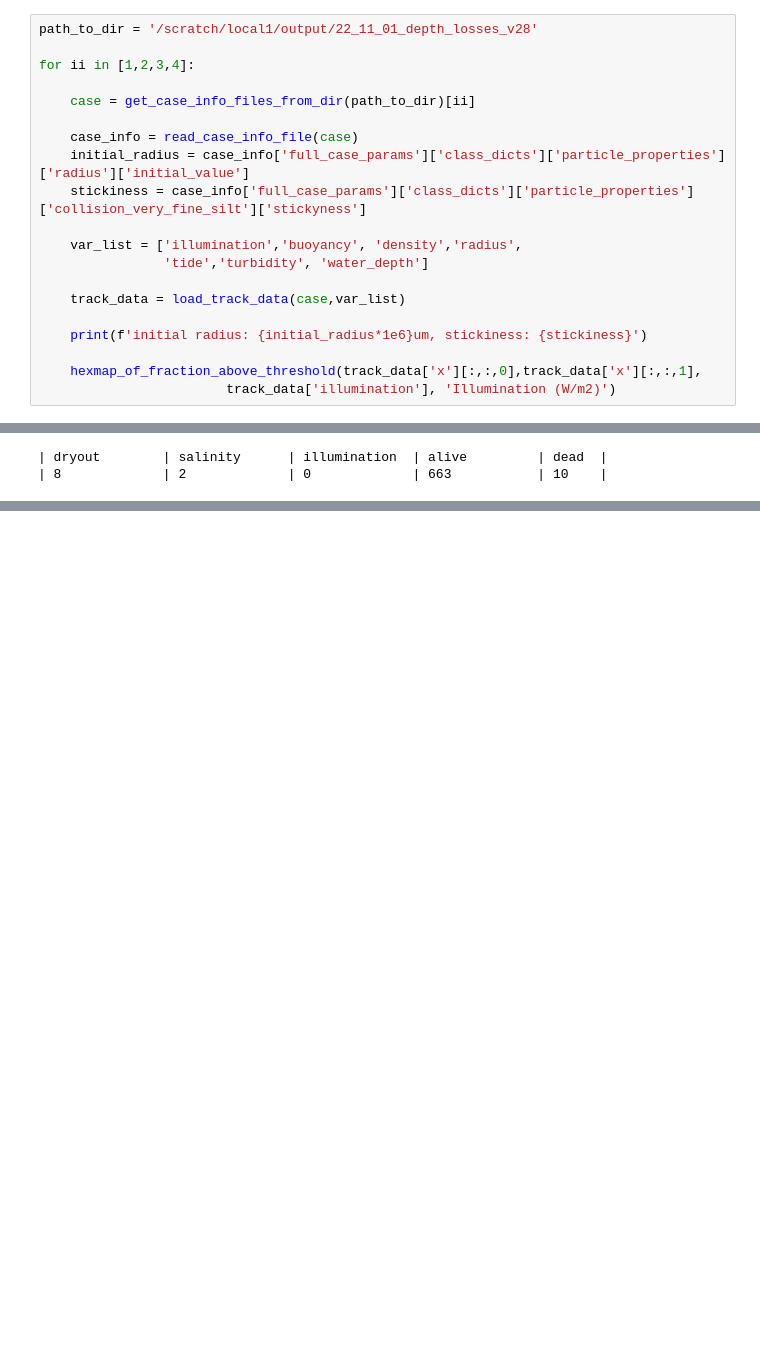
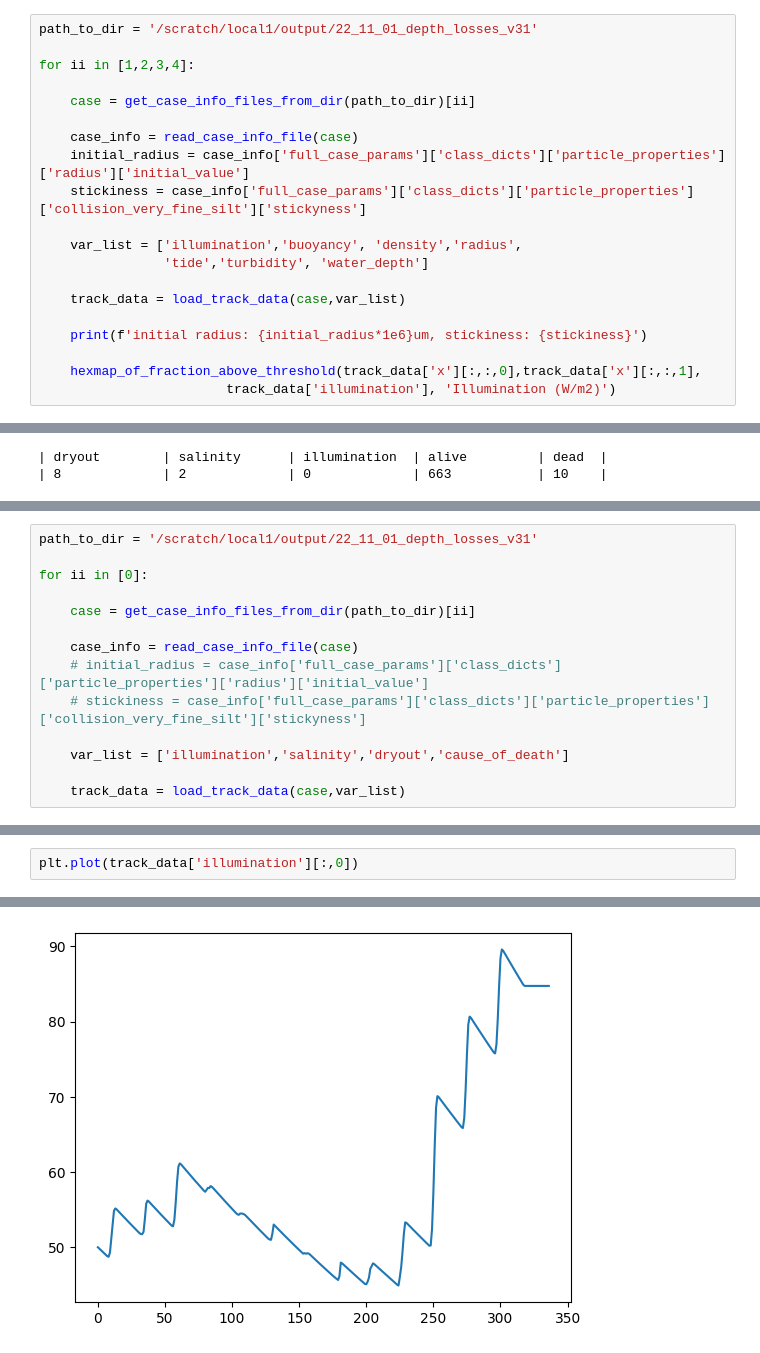
Before and after one commit to 465b/oceantracker, a Jupyter notebook: experiments/collapse/2023-v04/dev_plotting_routines_for_collapse.ipynb, the cells around one changed output, grey strips where cells are left out. Cells and saved outputs as stored; diff of their text form; blank space fills up the shorter version.

```diff
--- a/experiments/collapse/2023-v04/dev_plotting_routines_for_collapse.ipynb
+++ b/experiments/collapse/2023-v04/dev_plotting_routines_for_collapse.ipynb
@@ -2391,7 +2389,7 @@ def hexmap_of_fraction_above_threshold(x,y,particle_property,
     if save_path is not None:
         plt.savefig(save_path, dpi=300, bbox_inches='tight')
 # %%
-path_to_dir = '/scratch/local1/output/22_11_01_depth_losses_v28'
+path_to_dir = '/scratch/local1/output/22_11_01_depth_losses_v31'
 
 for ii in [1,2,3,4]:
 
@@ -2491,0 +2496,14 @@ cause_of_death[cause_of_death[:,-1] == 0]
+# %%
+path_to_dir = '/scratch/local1/output/22_11_01_depth_losses_v31'
+
+for ii in [0]:
+
+    case = get_case_info_files_from_dir(path_to_dir)[ii]
+
+    case_info = read_case_info_file(case)
+    # initial_radius = case_info['full_case_params']['class_dicts']['particle_properties']['radius']['initial_value']
+    # stickiness = case_info['full_case_params']['class_dicts']['particle_properties']['collision_very_fine_silt']['stickyness']
+
+    var_list = ['illumination','salinity','dryout','cause_of_death']
+
+    track_data = load_track_data(case,var_list)
@@ -2491,0 +2512,3 @@ cause_of_death[cause_of_death[:,-1] == 0]
+# %%
+plt.plot(track_data['illumination'][:,0])
+# %% [output]
@@ -2491,0 +2516 @@ cause_of_death[cause_of_death[:,-1] == 0]
+[figure, added]
```
Also changed, not shown: parts of 17 cells of this notebook, 5 other files.
